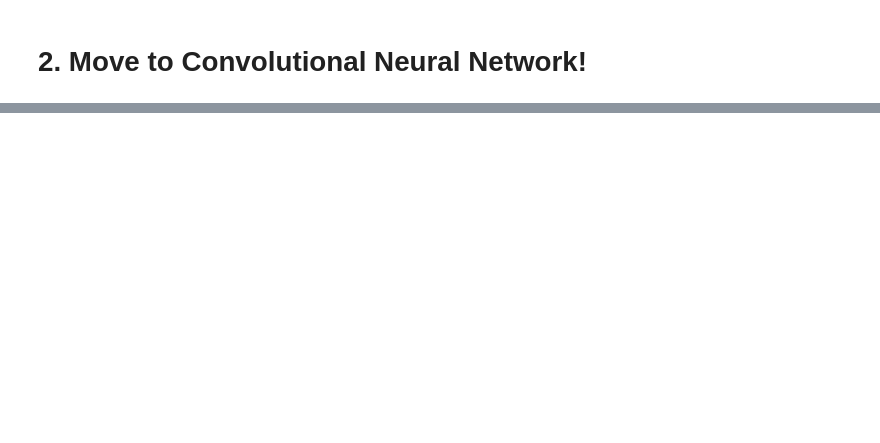
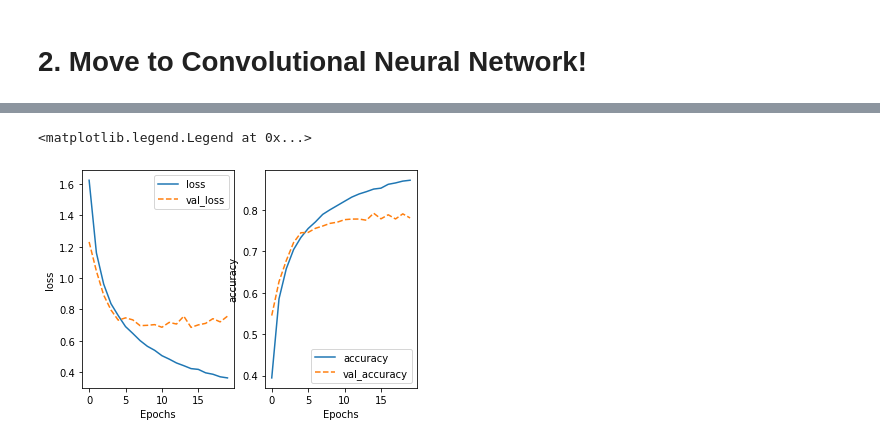
Before and after one commit to hukim1112/MLDL, a Jupyter notebook: lecture8/cifar classification.ipynb, the cells around one changed output, grey strips where cells are left out. Saved outputs shown, nothing was run; the diff lists cells and outputs as text; code cells hidden in the pictures; blank space fills up the shorter version.

```diff
--- a/lecture8/cifar classification.ipynb
+++ b/lecture8/cifar classification.ipynb
@@ -44,0 +91,25 @@ your_cnn.evaluate(x_test,  y_test, verbose=2)
+# %%
+your_cnn = tf.keras.models.Sequential()
+your_cnn.add(tf.keras.layers.Conv2D(32, (3, 3), activation='relu', kernel_initializer='he_uniform', padding='same'))
+your_cnn.add(tf.keras.layers.Conv2D(32, (3, 3), activation='relu', kernel_initializer='he_uniform', padding='same'))
+your_cnn.add(tf.keras.layers.MaxPooling2D((2, 2)))
+your_cnn.add(tf.keras.layers.Dropout(0.25))
+your_cnn.add(tf.keras.layers.Conv2D(64, (3, 3), activation='relu', kernel_initializer='he_uniform', padding='same'))
+your_cnn.add(tf.keras.layers.Conv2D(64, (3, 3), activation='relu', kernel_initializer='he_uniform', padding='same'))
+your_cnn.add(tf.keras.layers.MaxPooling2D((2, 2)))
+your_cnn.add(tf.keras.layers.Dropout(0.25))
+your_cnn.add(tf.keras.layers.Conv2D(128, (3, 3), activation='relu', kernel_initializer='he_uniform', padding='same'))
+your_cnn.add(tf.keras.layers.Conv2D(128, (3, 3), activation='relu', kernel_initializer='he_uniform', padding='same'))
+your_cnn.add(tf.keras.layers.Dropout(0.25))
+your_cnn.add(tf.keras.layers.Flatten())
+your_cnn.add(tf.keras.layers.Dense(64, activation='relu', kernel_initializer='he_uniform'))
+your_cnn.add(tf.keras.layers.Dense(10, activation='softmax'))
+
+your_cnn.build([None, 32, 32, 3])
+# %%
+your_cnn.compile(optimizer='adam',
+              loss='sparse_categorical_crossentropy',
+              metrics=['accuracy'])
+history = your_cnn.fit(x_train, y_train, epochs=20, validation_split=0.2)
+print(history.history.keys())
+your_cnn.evaluate(x_test,  y_test, verbose=2)
@@ -44,0 +135,16 @@ your_cnn.evaluate(x_test,  y_test, verbose=2)
+# %%
+fig = plt.subplot(1,2,1)
+plt.plot(history.epoch, history.history['loss'], '-', label='loss')
+plt.plot(history.epoch, history.history['val_loss'], '--', label='val_loss')
+plt.xlabel('Epochs')
+plt.ylabel('loss')
+plt.legend()
+fig = plt.subplot(1,2,2)
+plt.plot(history.epoch, history.history['accuracy'], '-', label='accuracy')
+plt.plot(history.epoch, history.history['val_accuracy'], '--', label='val_accuracy')
+plt.xlabel('Epochs')
+plt.ylabel('accuracy')
+plt.legend()
+# %% [output]
+<matplotlib.legend.Legend at 0x...>
+[figure, added]
```
Also changed, not shown: parts of 11 cells of this notebook.
